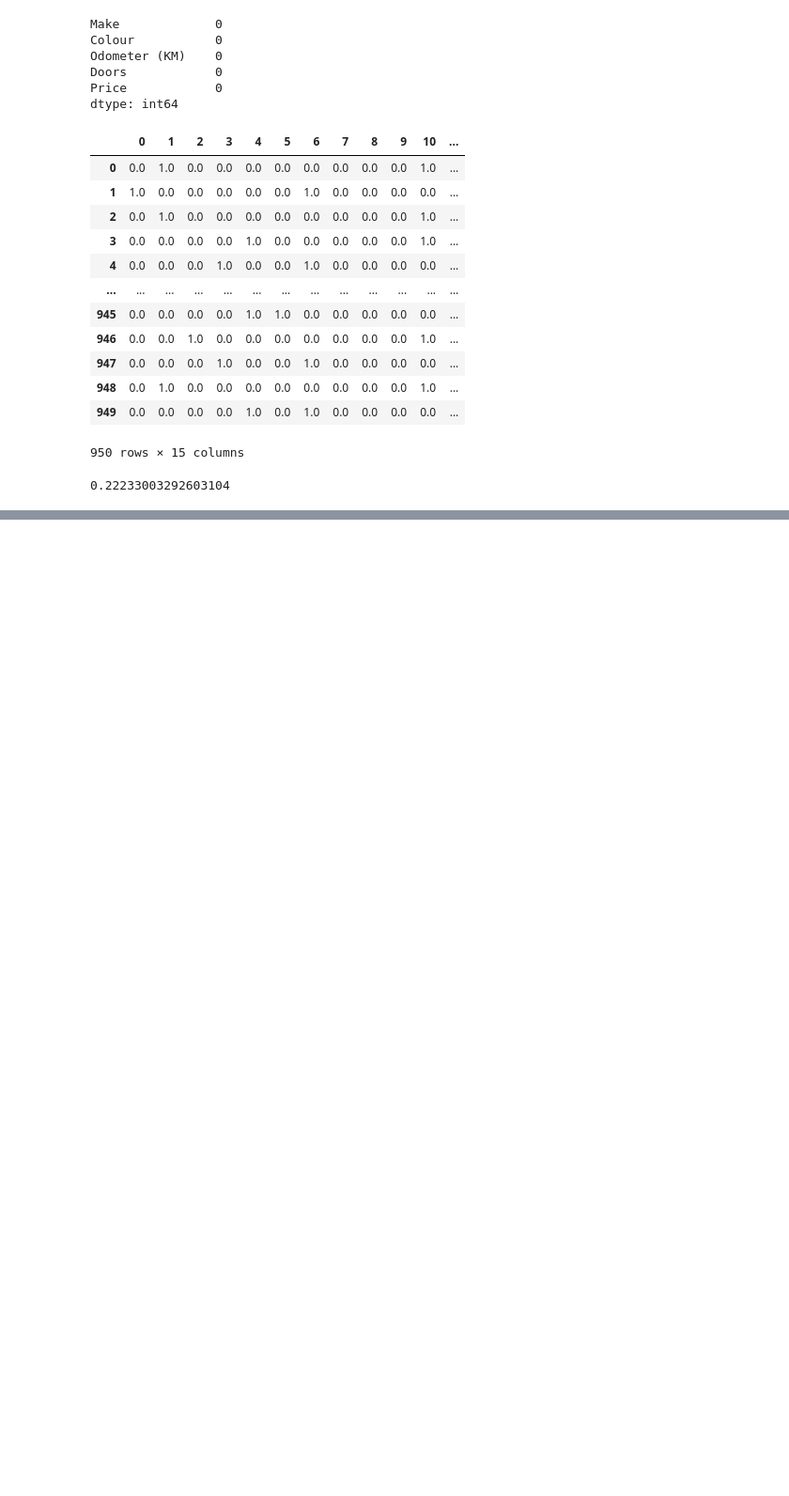
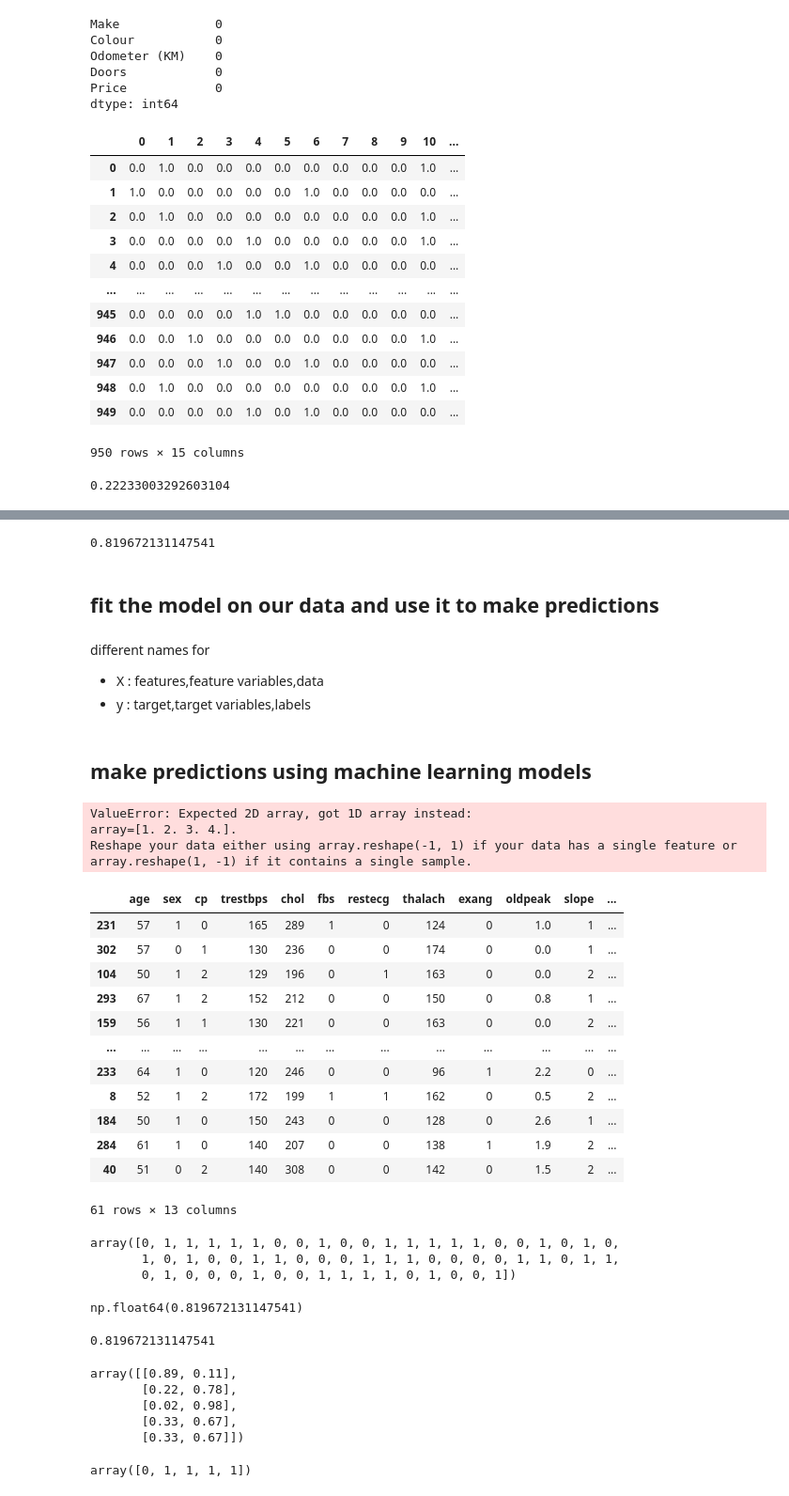
Before and after one commit to parthnijh/Machine-Learning-Course, a Jupyter notebook: SciKitLearn/Introduction To ScikitLearn.ipynb, the cells around one changed output, grey strips where cells are left out. Shown at 94% size. Cells and saved outputs as stored; diff of their text form; code cells hidden in the pictures; blank space fills up the shorter version.

```diff
--- a/SciKitLearn/Introduction To ScikitLearn.ipynb
+++ b/SciKitLearn/Introduction To ScikitLearn.ipynb
@@ -384,0 +628,3 @@ model.score(Xtest,ytest)
+# %%
+hd=pd.read_csv("heart-disease (1).csv")
+hd
@@ -384,0 +656,10 @@ model.score(Xtest,ytest)
+# %%
+from sklearn.ensemble import RandomForestClassifier
+clf=RandomForestClassifier()
+X=hd.drop("target",axis=1)
+y=hd["target"]
+Xtrain,Xtest,ytrain,ytest=train_test_split(X,y,test_size=0.2)
+clf.fit(Xtrain,ytrain)
+clf.score(Xtest,ytest)
+# %% [output]
+0.819672131147541
@@ -384,0 +668,62 @@ model.score(Xtest,ytest)
+# %% [markdown]
+## fit the model on our data and use it to make predictions
+# %% [markdown]
+different names for
+* X : features,feature variables,data
+* y : target,target variables,labels
+# %% [markdown]
+## make predictions using machine learning models
+# %%
+## use trained model to make predictions
+clf.predict(np.array([1,2,3,4])) ##wouldnt work as the data isnt of the similar nature
+# %% [output]
+ValueError: Expected 2D array, got 1D array instead:
+array=[1. 2. 3. 4.].
+Reshape your data either using array.reshape(-1, 1) if your data has a single feature or array.reshape(1, -1) if it contains a single sample.
+# %%
+Xtest
+# %% [output]
+|  | age | sex | cp | trestbps | chol | fbs | restecg | thalach | exang | oldpeak | slope | ... |
+| 231 | 57 | 1 | 0 | 165 | 289 | 1 | 0 | 124 | 0 | 1.0 | 1 | ... |
+| 302 | 57 | 0 | 1 | 130 | 236 | 0 | 0 | 174 | 0 | 0.0 | 1 | ... |
+| 104 | 50 | 1 | 2 | 129 | 196 | 0 | 1 | 163 | 0 | 0.0 | 2 | ... |
+| 293 | 67 | 1 | 2 | 152 | 212 | 0 | 0 | 150 | 0 | 0.8 | 1 | ... |
+| 159 | 56 | 1 | 1 | 130 | 221 | 0 | 0 | 163 | 0 | 0.0 | 2 | ... |
+| ... | ... | ... | ... | ... | ... | ... | ... | ... | ... | ... | ... | ... |
+| 233 | 64 | 1 | 0 | 120 | 246 | 0 | 0 | 96 | 1 | 2.2 | 0 | ... |
+| 8 | 52 | 1 | 2 | 172 | 199 | 1 | 1 | 162 | 0 | 0.5 | 2 | ... |
+| 184 | 50 | 1 | 0 | 150 | 243 | 0 | 0 | 128 | 0 | 2.6 | 1 | ... |
+| 284 | 61 | 1 | 0 | 140 | 207 | 0 | 0 | 138 | 1 | 1.9 | 2 | ... |
+| 40 | 51 | 0 | 2 | 140 | 308 | 0 | 0 | 142 | 0 | 1.5 | 2 | ... |
+61 rows × 13 columns
+# %%
+clf.predict(Xtest)
+# %% [output]
+array([0, 1, 1, 1, 1, 1, 0, 0, 1, 0, 0, 1, 1, 1, 1, 1, 0, 0, 1, 0, 1, 0,
+       1, 0, 1, 0, 0, 1, 1, 0, 0, 0, 1, 1, 1, 0, 0, 0, 0, 1, 1, 0, 1, 1,
+       0, 1, 0, 0, 0, 1, 0, 0, 1, 1, 1, 1, 0, 1, 0, 0, 1])
+# %%
+## Compare predictions with truth labels to evaluate model
+ypreds=clf.predict(Xtest)
+acc=np.mean(ypreds==ytest)
+acc
+# %% [output]
+np.float64(0.819672131147541)
+# %%
+from sklearn.metrics import accuracy_score
+accuracy_score(ytest,ypreds)
+# %% [output]
+0.819672131147541
+# %%
+##predict proba
+clf.predict_proba(Xtest[:5])
+# %% [output]
+array([[0.89, 0.11],
+       [0.22, 0.78],
+       [0.02, 0.98],
+       [0.33, 0.67],
+       [0.33, 0.67]])
+# %%
+clf.predict(Xtest[:5])
+# %% [output]
+array([0, 1, 1, 1, 1])
```
Also changed, not shown: parts of 27 cells of this notebook.
